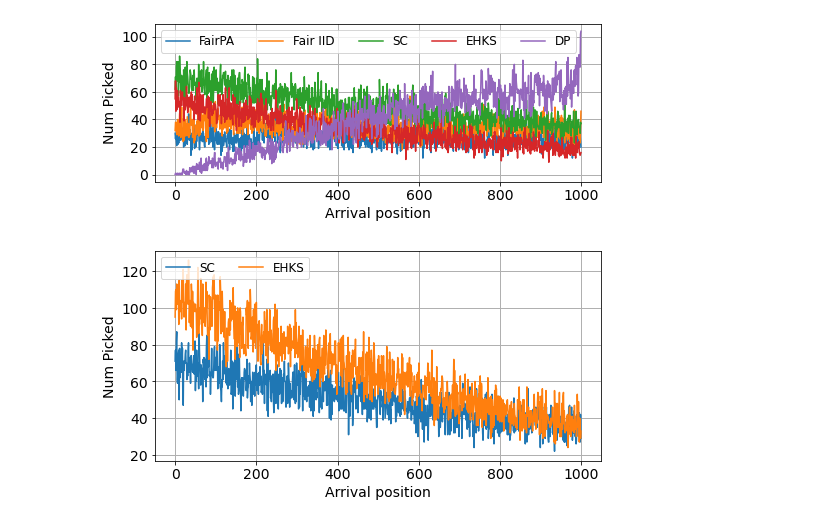
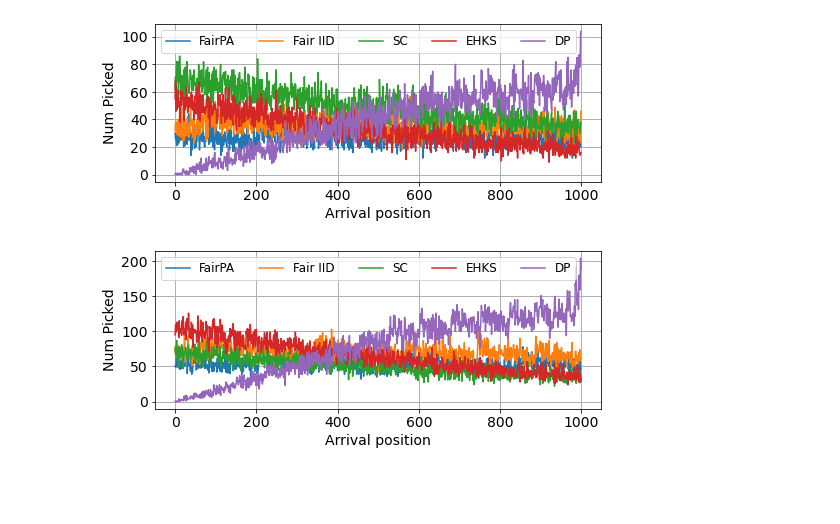
Before and after one commit to pimpraat/FACT-Ai, a Jupyter notebook: python implementation/prophet/prophet_results.ipynb, the cells around one changed output. Cells and saved outputs as stored; diff of their text form; code cells hidden in the pictures; blank space fills up the shorter version.

```diff
--- a/python implementation/prophet/prophet_results.ipynb
+++ b/python implementation/prophet/prophet_results.ipynb
@@ -168,18 +175,18 @@ plt.savefig("images/binomial_distribution/50kExperiments_binomial.png")
 # %%
 plt.subplots_adjust(bottom=0.15)
 plt.rcParams["figure.figsize"] = (8,3)
 plt.rcParams.update({'font.size': 14})
-# plt.plot(range(0,1000), load('data/FairPA_positions100k.npy'), label="FairPA")
-# plt.plot(range(0,1000), load('data/FairIID_positions100k.npy'), label="Fair IID")
+plt.plot(range(0,1000), load('data/FairPA_positions100k.npy'), label="FairPA")
+plt.plot(range(0,1000), load('data/FairIID_positions100k.npy'), label="Fair IID")
 plt.plot(range(0,1000), load('data/SC_positions100k.npy'), label="SC")
 plt.plot(range(0,1000), load('data/EHKS_positions100k.npy'), label="EHKS")
-# plt.plot(range(0,1000), load('data/DP_positions100k.npy'), label="DP")
+plt.plot(range(0,1000), load('data/DP_positions100k.npy'), label="DP")
 plt.grid(visible=True, linewidth=1)
 plt.xlabel("Arrival position")
 plt.ylabel("Num Picked")
 # plt.title("Binomial distribution with 1k candidates, and 50k experiments")
 plt.rcParams.update({'font.size': 12})
 plt.legend(loc="upper left", ncol=5)
 plt.savefig("images/binomial_distribution/100kExperiments_binomial.png")
 # %% [output]
-[figure, old version]
+[figure, new version]
```
Also changed, not shown: parts of 7 cells of this notebook, 5 other files.
